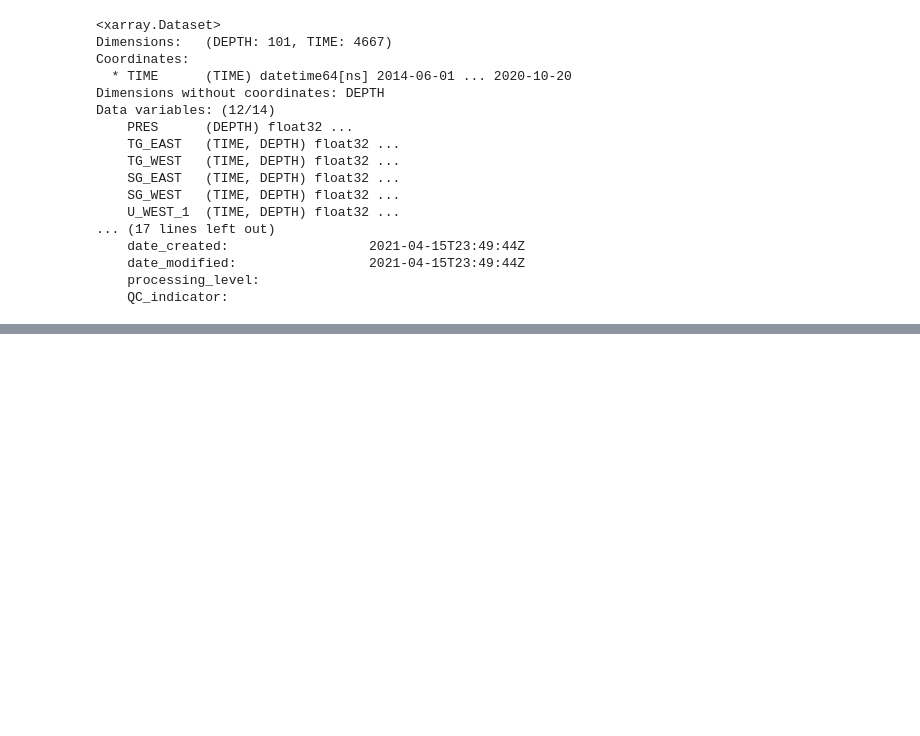
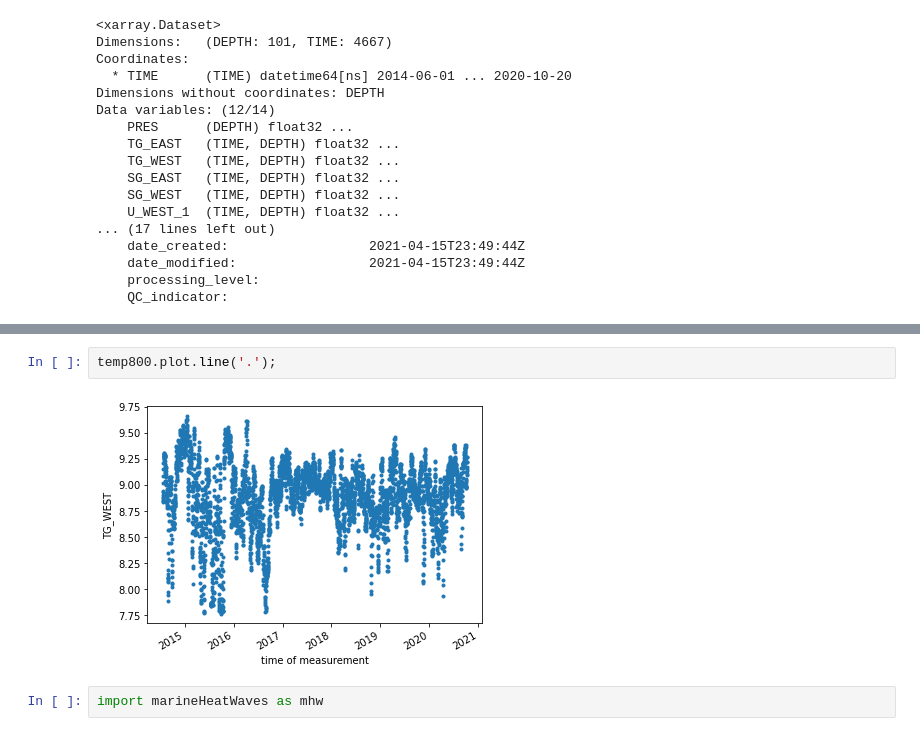
Before and after one commit to Marie-Louise-Korte/Rockall_Trough_MHW, a Jupyter notebook: first_attempts_RT_figures.ipynb, the cells around one changed output, grey strips where cells are left out. Saved outputs shown, nothing was run; the diff lists cells and outputs as text; blank space fills up the shorter version.

```diff
--- a/first_attempts_RT_figures.ipynb
+++ b/first_attempts_RT_figures.ipynb
@@ -67,0 +103,6 @@ Type:      function
+# %%
+temp800.plot.line('.');
+# %% [output]
+[figure, added]
+# %%
+import marineHeatWaves as mhw
```
Also changed, not shown: parts of 13 cells of this notebook.
